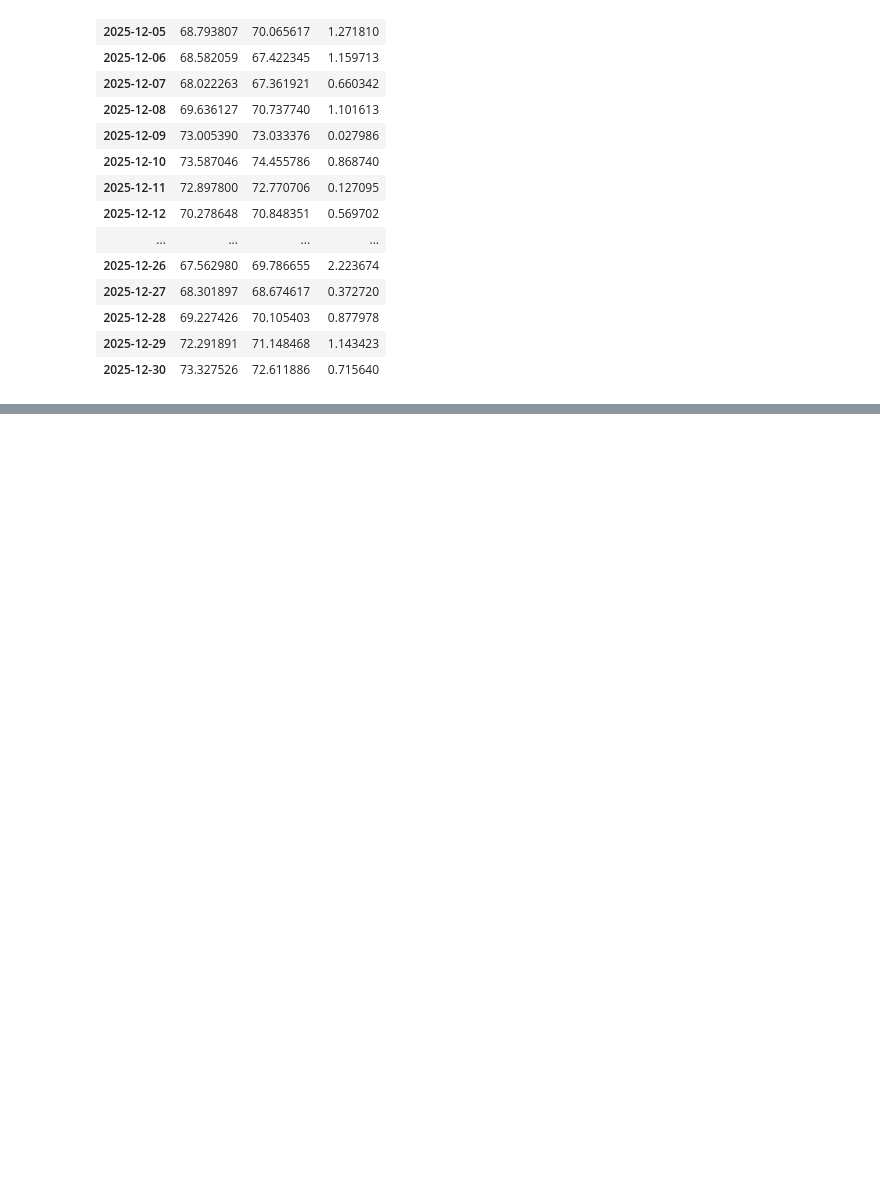
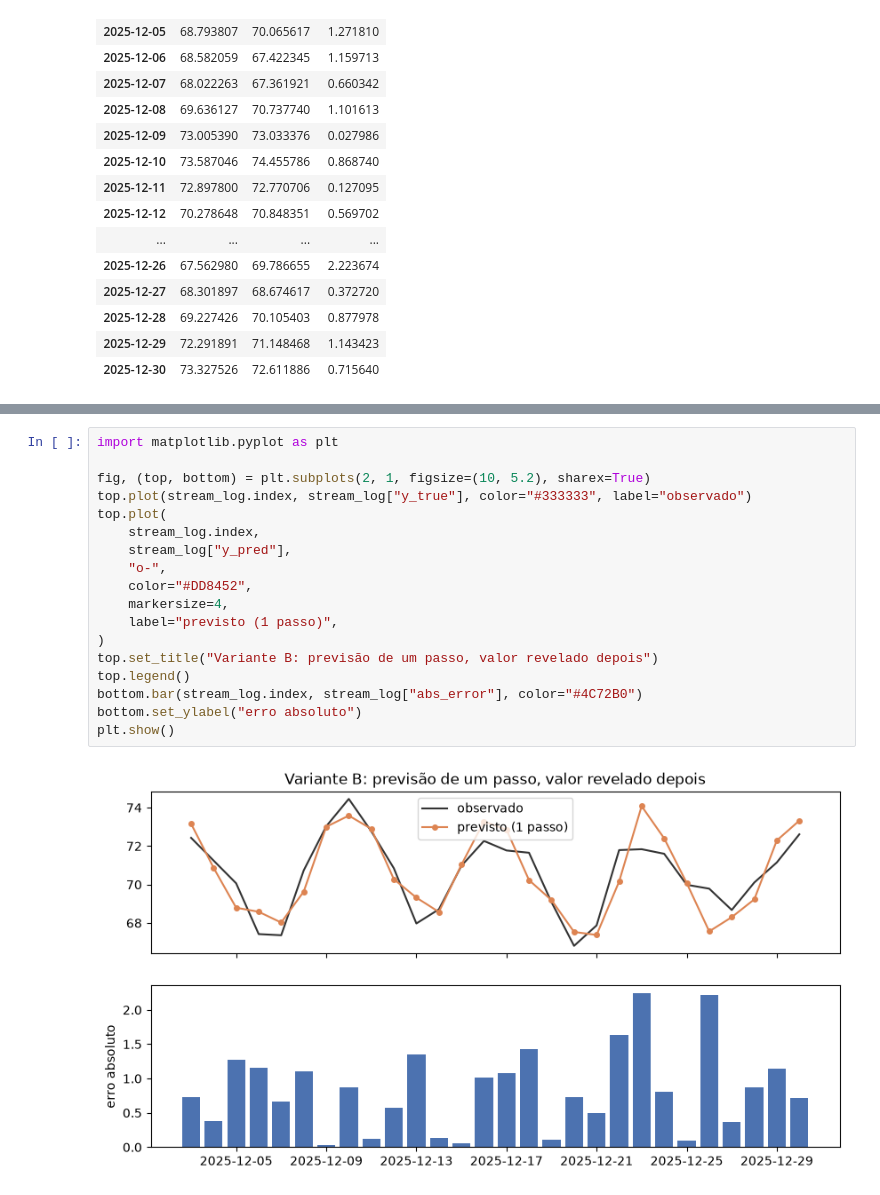
Before and after one commit to autohybts-lib/AutoHybTS, a Jupyter notebook: notebooks/04_rolling_one_step.ipynb, the cells around one changed output, grey strips where cells are left out. Cells and saved outputs as stored; diff of their text form; blank space fills up the shorter version.

```diff
--- a/notebooks/04_rolling_one_step.ipynb
+++ b/notebooks/04_rolling_one_step.ipynb
@@ -92,0 +97,20 @@ stream_log
+# %%
+import matplotlib.pyplot as plt
+
+fig, (top, bottom) = plt.subplots(2, 1, figsize=(10, 5.2), sharex=True)
+top.plot(stream_log.index, stream_log["y_true"], color="#333333", label="observado")
+top.plot(
+    stream_log.index,
+    stream_log["y_pred"],
+    "o-",
+    color="#DD8452",
+    markersize=4,
+    label="previsto (1 passo)",
+)
+top.set_title("Variante B: previsão de um passo, valor revelado depois")
+top.legend()
+bottom.bar(stream_log.index, stream_log["abs_error"], color="#4C72B0")
+bottom.set_ylabel("erro absoluto")
+plt.show()
+# %% [output]
+[figure, added]
```
Also changed, not shown: parts of 7 cells of this notebook, 18 other files.
